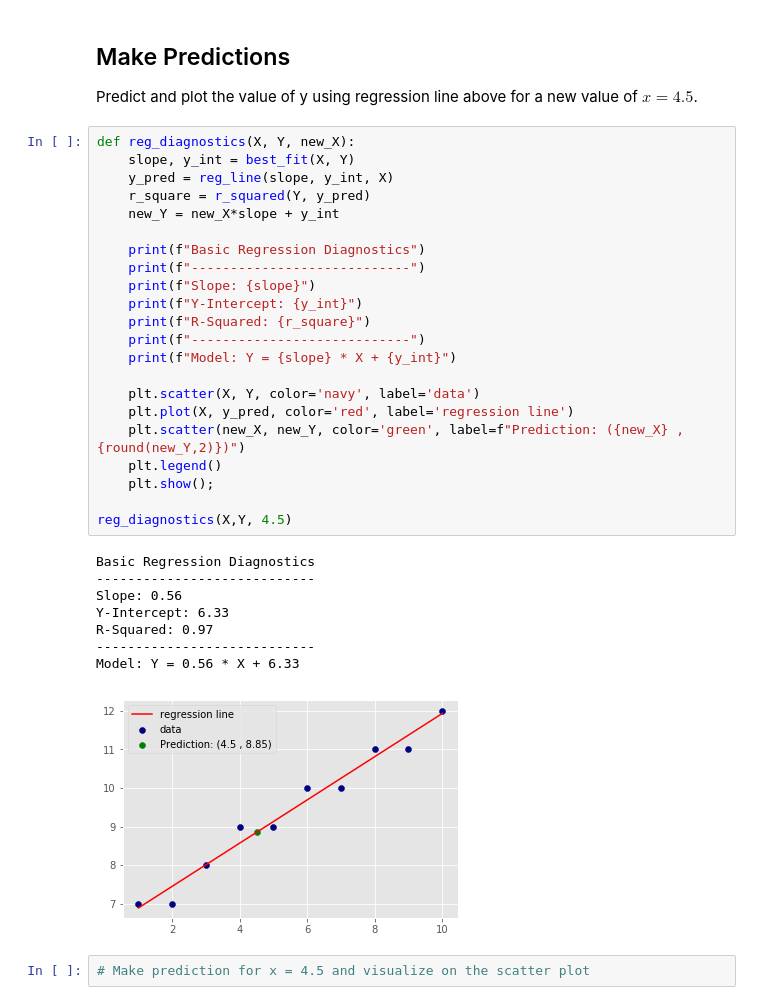
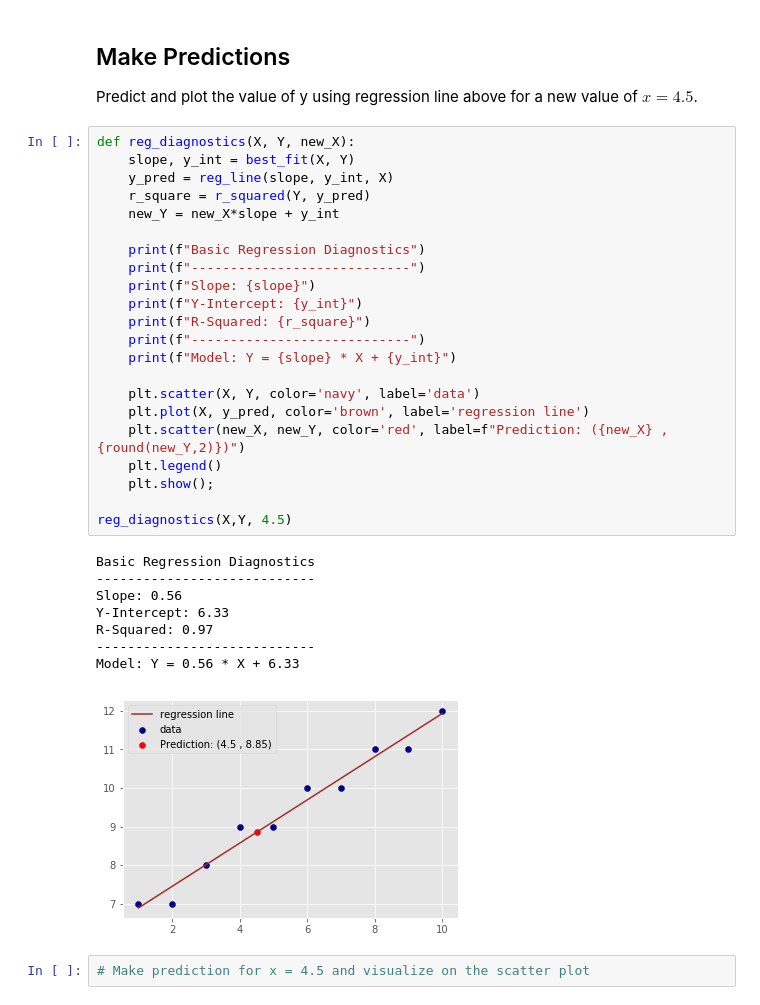
Before and after one commit to kathrinv/dsc-complete-regression-lab-nyc-ds-082619, a Jupyter notebook: index.ipynb, the cells around one changed output. Drawn from its saved outputs; the diff is of its cells as text.

```diff
--- a/index.ipynb
+++ b/index.ipynb
@@ -127,34 +127,34 @@ Predict and plot the value of y using regression line above for a new value of $
 # %%
 def reg_diagnostics(X, Y, new_X):
     slope, y_int = best_fit(X, Y)
     y_pred = reg_line(slope, y_int, X)
     r_square = r_squared(Y, y_pred)
     new_Y = new_X*slope + y_int
 
     print(f"Basic Regression Diagnostics")
     print(f"----------------------------")
     print(f"Slope: {slope}")
     print(f"Y-Intercept: {y_int}")
     print(f"R-Squared: {r_square}")
     print(f"----------------------------")
     print(f"Model: Y = {slope} * X + {y_int}")
 
     plt.scatter(X, Y, color='navy', label='data')
-    plt.plot(X, y_pred, color='red', label='regression line')
-    plt.scatter(new_X, new_Y, color='green', label=f"Prediction: ({new_X} , {round(new_Y,2)})")
+    plt.plot(X, y_pred, color='brown', label='regression line')
+    plt.scatter(new_X, new_Y, color='red', label=f"Prediction: ({new_X} , {round(new_Y,2)})")
     plt.legend()
     plt.show();
 
 reg_diagnostics(X,Y, 4.5)
 # %% [output]
 Basic Regression Diagnostics
 ----------------------------
 Slope: 0.56
 Y-Intercept: 6.33
 R-Squared: 0.97
 ----------------------------
 Model: Y = 0.56 * X + 6.33
-[figure, old version]
+[figure, new version]
 # %%
 # Make prediction for x = 4.5 and visualize on the scatter plot
 # %% [output]
```
